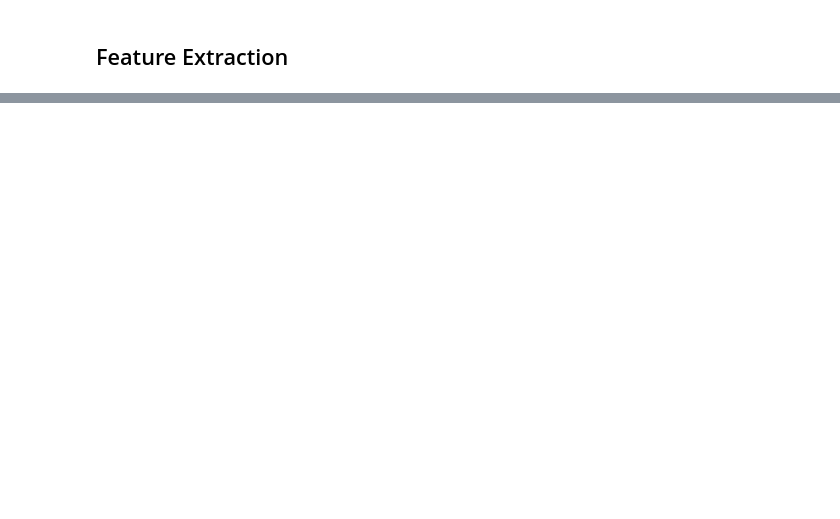
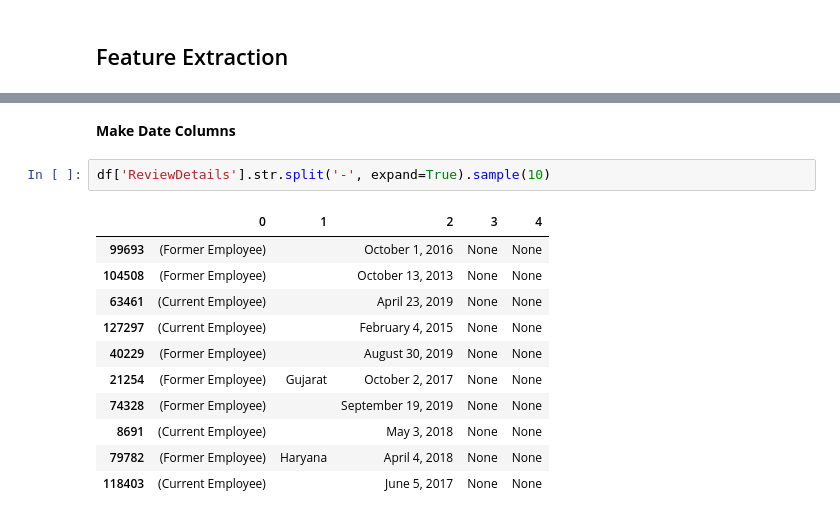
Before and after one commit to ReynaraEzra/Employer-Review, a Jupyter notebook: Employer Review Prediction.ipynb, the cells around one changed output, grey strips where cells are left out. Cells and saved outputs as stored; diff of their text form; blank space fills up the shorter version.

```diff
--- a/Employer Review Prediction.ipynb
+++ b/Employer Review Prediction.ipynb
@@ -164,0 +188,16 @@ Name: URL, dtype: object
+# %% [markdown]
+**Make Date Columns**
+# %%
+df['ReviewDetails'].str.split('-', expand=True).sample(10)
+# %% [output]
+|  | 0 | 1 | 2 | 3 | 4 |
+| 99693 | (Former Employee) |  | October 1, 2016 | None | None |
+| 104508 | (Former Employee) |  | October 13, 2013 | None | None |
+| 63461 | (Current Employee) |  | April 23, 2019 | None | None |
+| 127297 | (Current Employee) |  | February 4, 2015 | None | None |
+| 40229 | (Former Employee) |  | August 30, 2019 | None | None |
+| 21254 | (Former Employee) | Gujarat | October 2, 2017 | None | None |
+| 74328 | (Former Employee) |  | September 19, 2019 | None | None |
+| 8691 | (Current Employee) |  | May 3, 2018 | None | None |
+| 79782 | (Former Employee) | Haryana | April 4, 2018 | None | None |
+| 118403 | (Current Employee) |  | June 5, 2017 | None | None |
```
Also changed, not shown: parts of 22 cells of this notebook.
